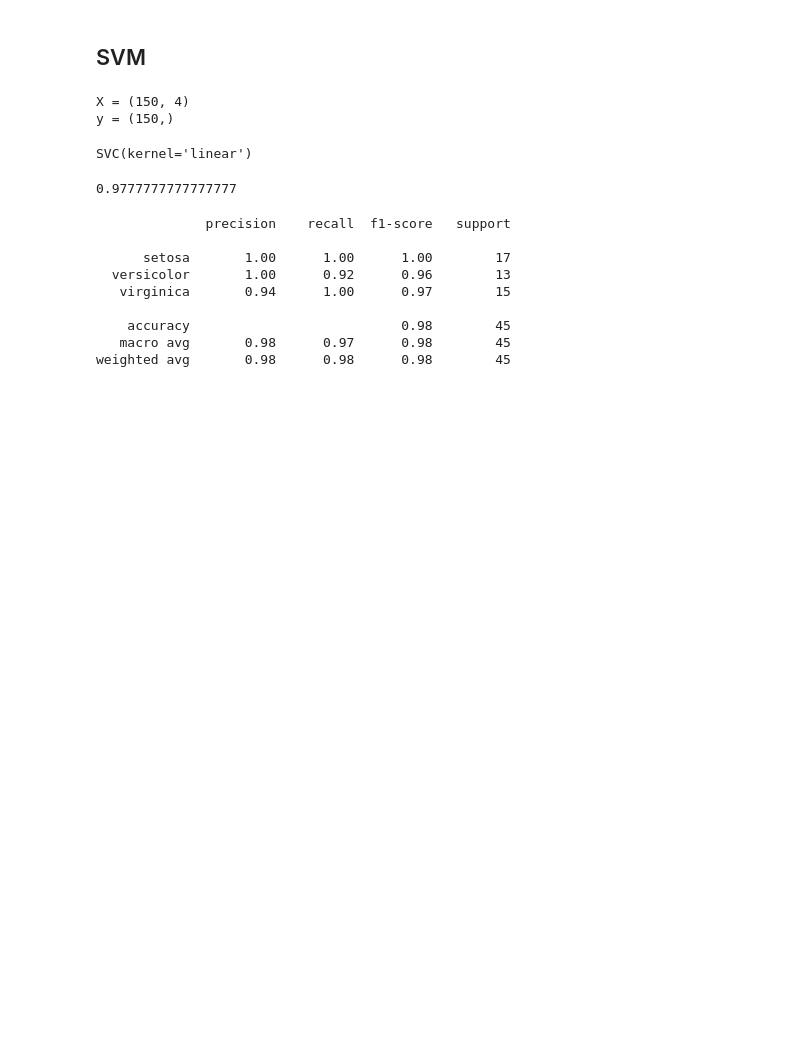
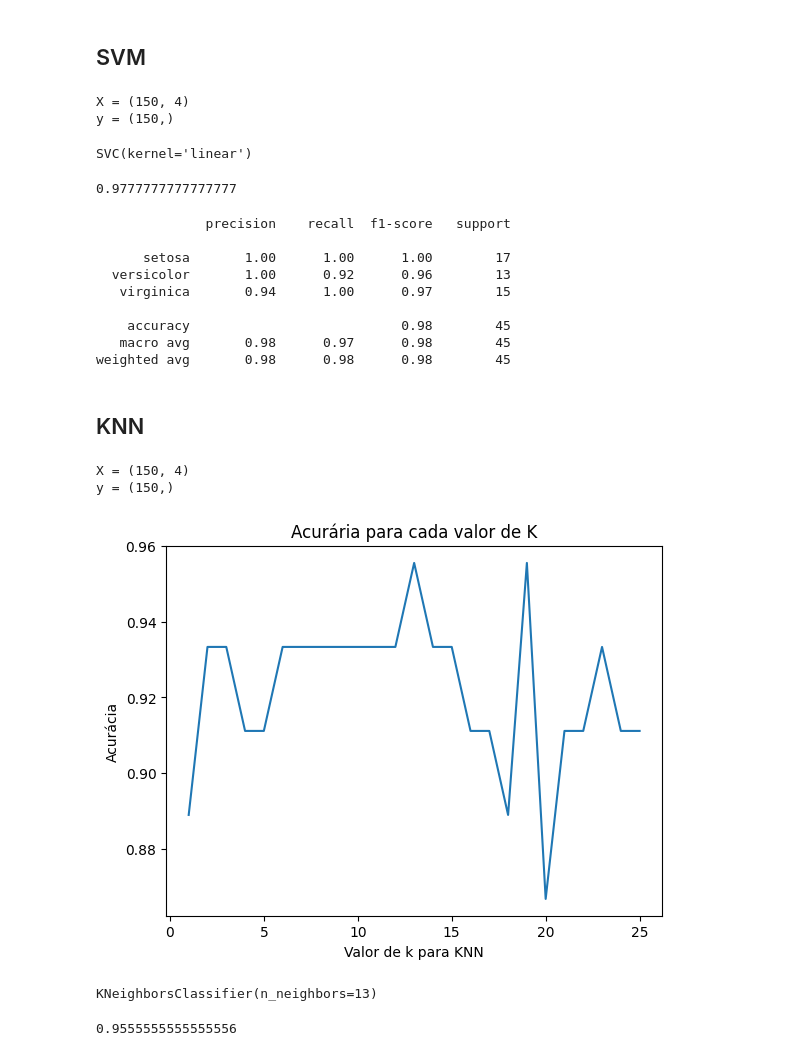
Before and after one commit to PericlesSavio/datascience, a Jupyter notebook: iris_dataset.ipynb, the cells around one changed output. Cells and saved outputs as stored; diff of their text form; code cells hidden in the pictures; blank space fills up the shorter version.

```diff
--- a/iris_dataset.ipynb
+++ b/iris_dataset.ipynb
@@ -146,3 +161,5 @@ print(classification_report(y_test, y_pred)) # matriz de confusão
     accuracy                           0.98        45
    macro avg       0.98      0.97      0.98        45
 weighted avg       0.98      0.98      0.98        45
+# %% [markdown]
+## KNN
@@ -148,0 +169,35 @@ weighted avg       0.98      0.98      0.98        45
+# %%
+# Separar os dados (X e Y)
+X = dados.drop(['species'], axis=1)
+y = dados.species
+
+print('X = ' + str(X.shape) + '\n' + 'y = ' + str(y.shape))
+# %% [output]
+X = (150, 4)
+y = (150,)
+# %%
+# separar os dados entre dados de treino e teste
+X_train, X_test, y_train, y_test = train_test_split(X, y, test_size=0.3, random_state=92)
+# %%
+# experimentar diferentes valores para K
+k_range = list(range(1,26))
+scores = []
+for k in k_range:
+    knn = KNeighborsClassifier(n_neighbors=k)
+    knn.fit(X_train, y_train)
+    y_pred = knn.predict(X_test)
+    scores.append(metrics.accuracy_score(y_test, y_pred))
+
+plt.plot(k_range, scores)
+plt.xlabel('Valor de k para KNN')
+plt.ylabel('Acurácia')
+plt.title('Acurária para cada valor de K')
+plt.show()
+# %% [output]
+[figure, added]
+# %%
+# modelar com os dados de treino
+knn = KNeighborsClassifier(n_neighbors=13)
+knn.fit(X_train, y_train)
+# %% [output]
+KNeighborsClassifier(n_neighbors=13)
@@ -148,0 +206,4 @@ weighted avg       0.98      0.98      0.98        45
+# %%
+metrics.accuracy_score(y_test, y_pred)  # acurácia
+# %% [output]
+0.9555555555555556
```
Also changed, not shown: parts of 10 cells of this notebook.
